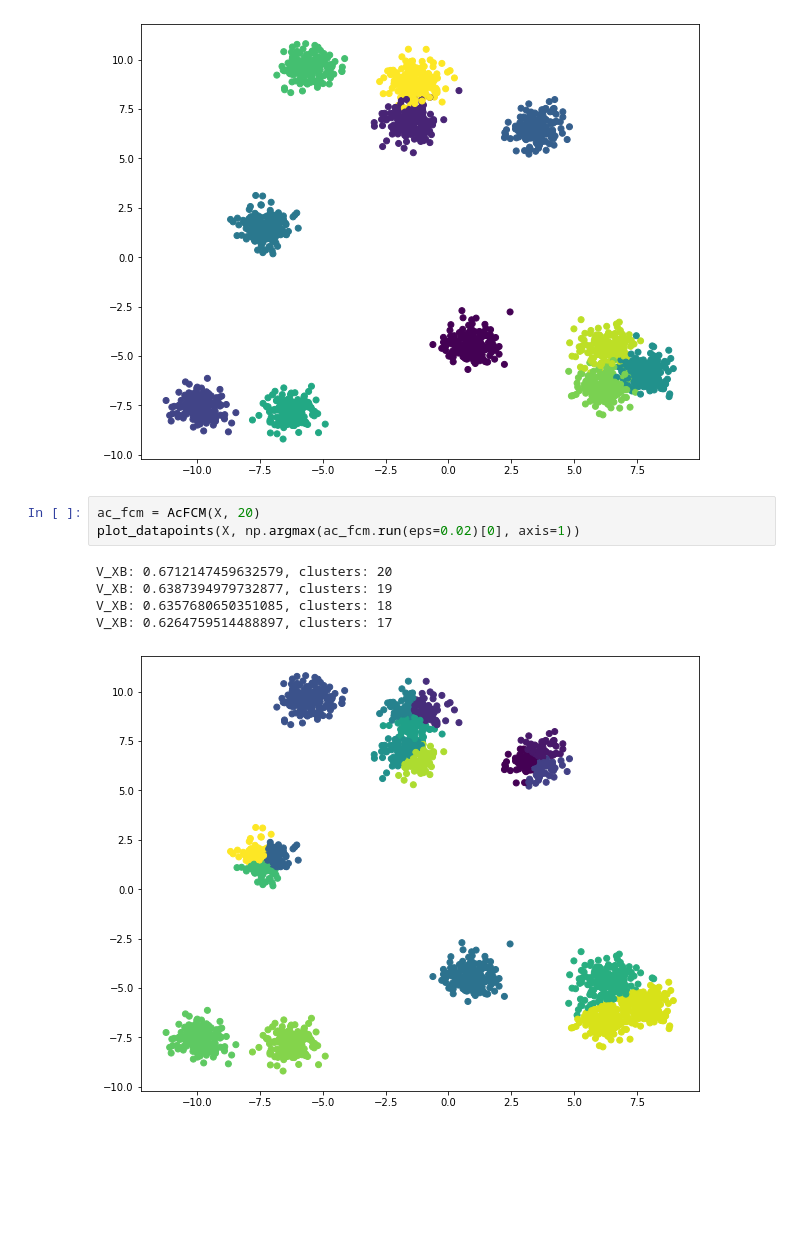
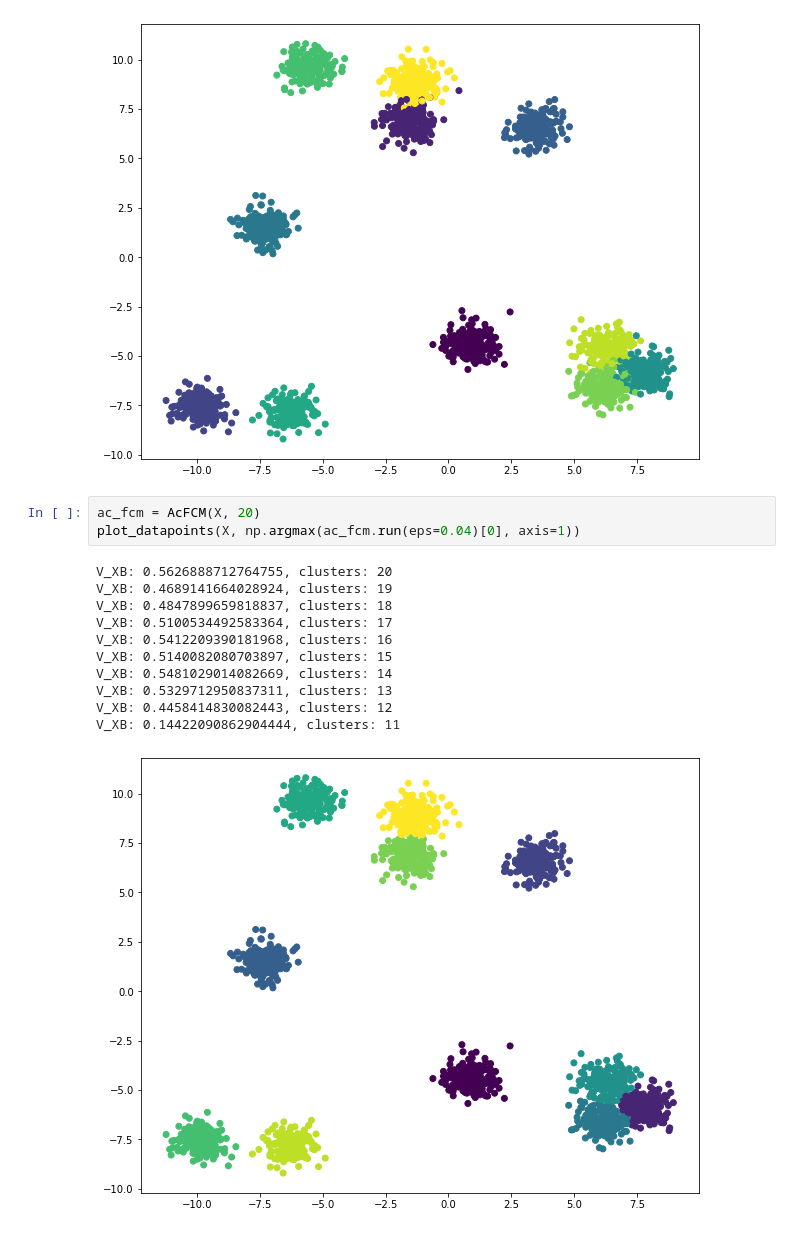
Before and after one commit to Mruzik1/EA-Ac-FCM-Implementation, a Jupyter notebook: main.ipynb, the cells around one changed output. Saved outputs shown, nothing was run; the diff lists cells and outputs as text; blank space fills up the shorter version.

```diff
--- a/main.ipynb
+++ b/main.ipynb
@@ -17,10 +17,16 @@ plot_datapoints(X, y)
 [figure]
 # %%
 ac_fcm = AcFCM(X, 20)
-plot_datapoints(X, np.argmax(ac_fcm.run(eps=0.02)[0], axis=1))
+plot_datapoints(X, np.argmax(ac_fcm.run(eps=0.04)[0], axis=1))
 # %% [output]
-V_XB: 0.6712147459632579, clusters: 20
-V_XB: 0.6387394979732877, clusters: 19
-V_XB: 0.6357680650351085, clusters: 18
-V_XB: 0.6264759514488897, clusters: 17
+V_XB: 0.5626888712764755, clusters: 20
+V_XB: 0.4689141664028924, clusters: 19
+V_XB: 0.4847899659818837, clusters: 18
+V_XB: 0.5100534492583364, clusters: 17
+V_XB: 0.5412209390181968, clusters: 16
+V_XB: 0.5140082080703897, clusters: 15
+V_XB: 0.5481029014082669, clusters: 14
+V_XB: 0.5329712950837311, clusters: 13
+V_XB: 0.4458414830082443, clusters: 12
+V_XB: 0.14422090862904444, clusters: 11
-[figure, old version]
+[figure, new version]
```
